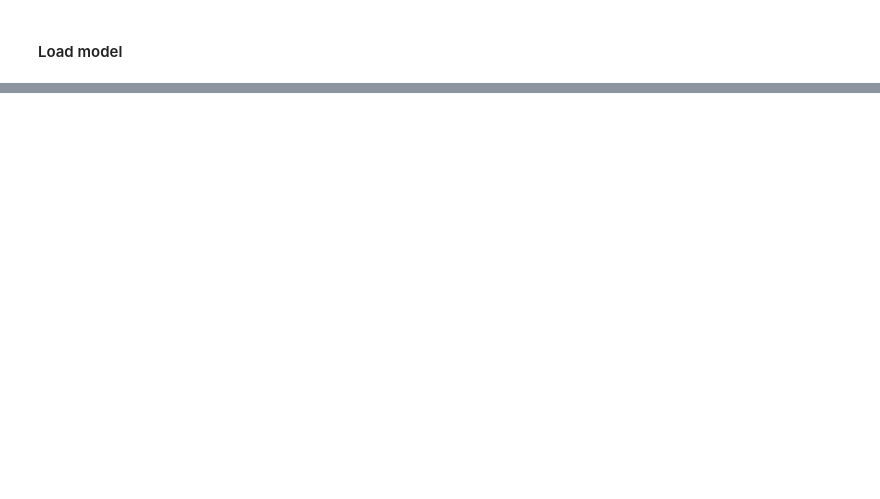
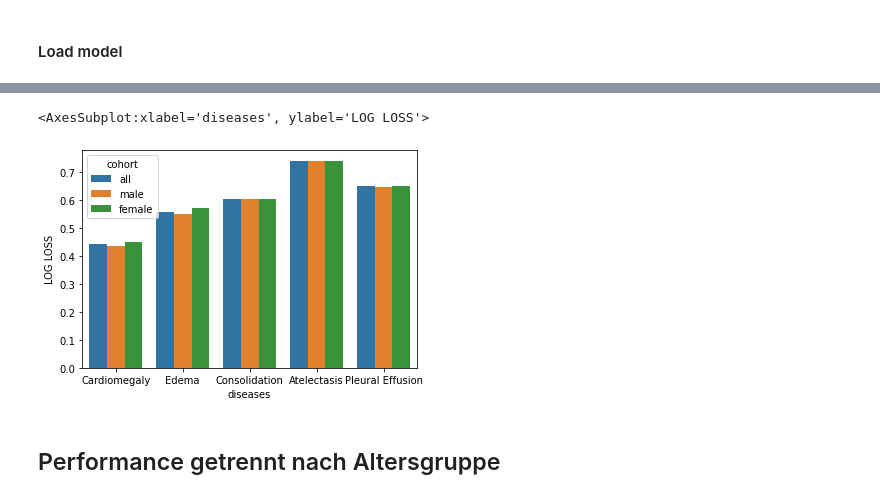
Before and after one commit to LuxImagingAI/ba_jessica, a Jupyter notebook: ChexpertEval.ipynb, the cells around one changed output, grey strips where cells are left out. Cells and saved outputs as stored; diff of their text form; code cells hidden in the pictures; blank space fills up the shorter version.

```diff
--- a/ChexpertEval.ipynb
+++ b/ChexpertEval.ipynb
@@ -99,0 +299,16 @@ skm.roc_auc_score(modified_csv[col], probabilities[col])
+# %%
+diseases_m = []
+diseases_f = []
+
+for i, col in enumerate(prediction_pathology):
+
+    targets = evaluate_on.loc[selection_male ,col].fillna(0)
+    not_ignore = targets >= 0
+    diseases_m.append(skm.roc_auc_score(targets[not_ignore], probabilities.loc[selection_male, col][not_ignore]))
+
+    targets = evaluate_on.loc[selection_female ,col].fillna(0)
+    not_ignore = targets >= 0
+    diseases_f.append(skm.roc_auc_score(targets[not_ignore], probabilities.loc[selection_female, col][not_ignore]))
+
+print(diseases_m)
+print(diseases_f)
@@ -99,0 +318,16 @@ skm.roc_auc_score(modified_csv[col], probabilities[col])
+# %%
+diseases_m_log_loss = []
+diseases_f_log_loss = []
+
+for i, col in enumerate(prediction_pathology):
+
+    targets = evaluate_on.loc[selection_male ,col].fillna(0)
+    not_ignore = targets >= 0
+    diseases_m_log_loss.append(skm.log_loss(targets[not_ignore], probabilities.loc[selection_male, col][not_ignore]))
+
+    targets = evaluate_on.loc[selection_female ,col].fillna(0)
+    not_ignore = targets >= 0
+    diseases_f_log_loss.append(skm.log_loss(targets[not_ignore], probabilities.loc[selection_female, col][not_ignore]))
+
+print(diseases_m_log_loss)
+print(diseases_f_log_loss)
@@ -99,0 +337,3 @@ skm.roc_auc_score(modified_csv[col], probabilities[col])
+# %%
+scores = pd.DataFrame([diseases, diseases_m, diseases_f], columns= prediction_pathology, index= ['all', 'male', 'female'])
+scores_log_less = pd.DataFrame([diseases_log_loss, diseases_m_log_loss, diseases_f_log_loss], columns= prediction_pathology, index= ['all', 'male', 'female'])
@@ -99,0 +342,3 @@ skm.roc_auc_score(modified_csv[col], probabilities[col])
+# %%
+data = scores.stack().reset_index().rename(columns = {'level_0' : 'cohort', 'level_1' : 'diseases', 0 : 'AUC'})
+data_log_loss = scores_log_less.stack().reset_index().rename(columns = {'level_0' : 'cohort', 'level_1' : 'diseases', 0 : 'LOG LOSS'})
@@ -99,0 +350,7 @@ skm.roc_auc_score(modified_csv[col], probabilities[col])
+# %%
+sns.barplot(data = data_log_loss, x = 'diseases', hue='cohort', y='LOG LOSS')
+# %% [output]
+<AxesSubplot:xlabel='diseases', ylabel='LOG LOSS'>
+[figure, added]
+# %% [markdown]
+## Performance getrennt nach Altersgruppe
```
Also changed, not shown: parts of 65 cells of this notebook, 3 other files.
